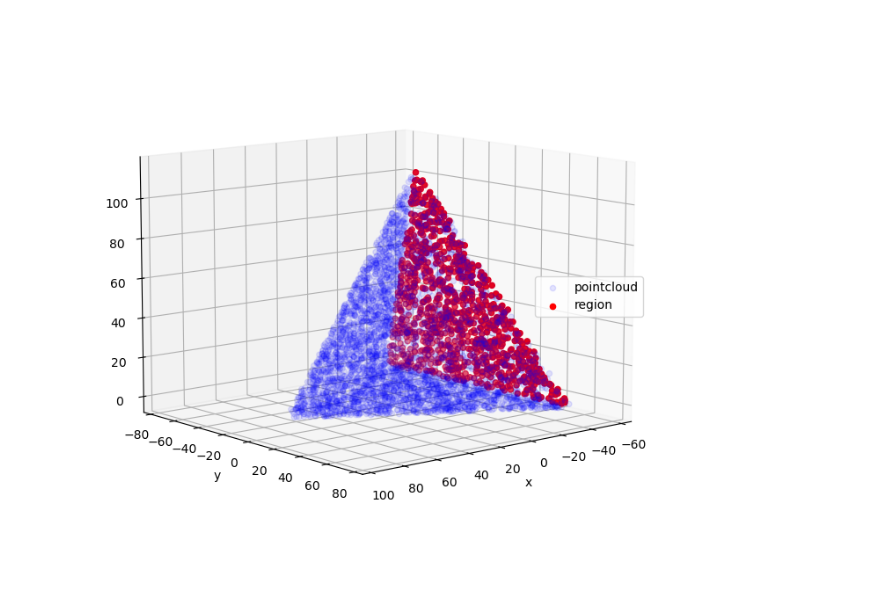
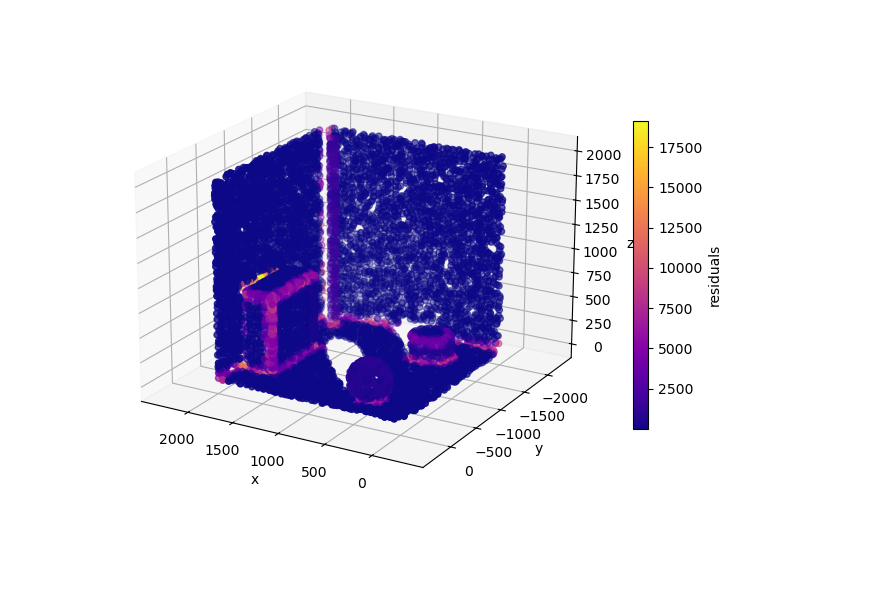
Before and after one commit to jlgregorio/tutorials-pointcloud-python, a Jupyter notebook: 4.segmentation.ipynb, the cells around one changed output. Cells and saved outputs as stored; diff of their text form; code cells hidden in the pictures; blank space fills up the shorter version.

```diff
--- a/4.segmentation.ipynb
+++ b/4.segmentation.ipynb
@@ -14,15 +22,16 @@ For the sake of illustration, let's consider a pointcloud sampling a regular tet
 # %%
-data = np.loadtxt("./data/tetrahedron.xyz")
-points, normals = data[:, :3], data[:, 3:]
+data = np.loadtxt("./data/indoor_scene.xyz")
+#points, normals = data[:, :3], data[:, 3:]
+points, colors = data[:, :3], data[:, 3:]
 
 fig = plt.figure(figsize=(8, 8))
 ax = fig.add_subplot(projection="3d")
 ax.scatter(points[:, 0], points[:, 1], points[:, 2],
-          color="blue", alpha=0.1)
+          c=colors, alpha=0.5)
 ax.set_xlabel('x')
 ax.set_ylabel('y')
 ax.set_zlabel('z')
-ax.view_init(10, 50)
+ax.view_init(20, 120)
 plt.axis("equal")
 plt.show()
 # %% [output]
@@ -43,0 +57,5 @@ In the example below, normals are used to assess similarity (if the angular diff
+# %%
+kdtree = KDTree(points)
+def neighbor_finding_function(x): return kdtree.query(x, k=20)[1]
+# knn is used here
+# for spherical neighborhood: return kdtree.query_ball_point(x, r=10.)
@@ -44,65 +68,37 @@ In the example below, normals are used to assess similarity (if the angular diff
 # %%
-def similarity_criterion(n_p, n_q, alpha):
-    """Check if the angle between normals n_p and n_q is under alpha."""
+def compute_normals_residuals(points, neighbor_finding_function):
 
-    inner = (n_p @ n_q).clip(-1., 1.) # arccos only takes values in  [-1., 1.]
-    angle = np.arccos(inner) * 180/np.pi # in degrees
+    normals = np.empty(points.shape, dtype=float)
+    residuals = np.empty(len(points), dtype=float)
 
-    return True if angle < alpha else False
+    # Local connectivity
+    neighbors = neighbor_finding_function(points)
+    # Local plane fitting
+    for j, inds in enumerate(neighbors):
+        centroid = points[inds].mean(axis=0)
+        X = points[inds] - centroid
+        cov = X.T @ X
+        w, v = np.linalg.eigh(cov)
+        residuals[j] = w[0]
+        normals[j] = v[:, 0] # eigenvectors are normalized
+
+    return normals, residuals
 
 
-def region_growing(points, normals, radius, threshold, seed=None):
-
-    # Spatial indexing
-    kdtree = KDTree(points)
-
-    # Queue
-    if seed is None:
-        seed = np.random.choice(len(points))
-    queue = np.array([seed], dtype=int)
-
-    # List of already visited points
-    visited = np.zeros(len(points), dtype=bool)
-    visited[seed] = True
-
-    # Instanciate a region containing the seed
-    region = np.copy(queue)
-
-    # Search as long as queue is not empty
-    while len(queue):
-        # Extract one point of queue
-        q = queue[0]
-        queue = np.delete(queue, 0)
-        # Find its neighbors
-        neighbors = kdtree.query_ball_point(points[q], radius)
-        # For each neighbors p
-        for p in neighbors:
-            if not visited[p] and similarity_criterion(normals[p], normals[q], threshold):
-                # Add p to the region R
-                region = np.append(region, p)
-                visited[p] = True
-                # Add p to queue
-                queue = np.append(queue, p)
-
-    return region
-
-
-# Try
-region = region_growing(points, normals, 10., 10., seed=42)
-segmented_points = points[region]
+# Compute and plot residuals
+normals, residuals = compute_normals_residuals(points, neighbor_finding_function)
 
 fig = plt.figure(figsize=(8, 8))
 ax = fig.add_subplot(projection="3d")
-ax.scatter(points[:, 0], points[:, 1], points[:, 2],
-          color="blue", alpha=0.1, label="pointcloud")
-ax.scatter(segmented_points[:, 0], segmented_points[:, 1], segmented_points[:, 2],
-          color="red", label="region")
+p = ax.scatter(points[:, 0], points[:, 1], points[:, 2],
+          c=residuals, cmap="plasma")
 ax.set_xlabel('x')
 ax.set_ylabel('y')
 ax.set_zlabel('z')
-ax.legend(loc="right")
-ax.view_init(10, 50)
+ax.view_init(20, 120)
+cbar = fig.colorbar(p, shrink=0.5)
+cbar.set_label('residuals')
 plt.axis("equal")
 plt.show()
 # %% [output]
-[figure, old version]
+[figure, new version]
```
Also changed, not shown: parts of 16 cells of this notebook, 3 other files.
